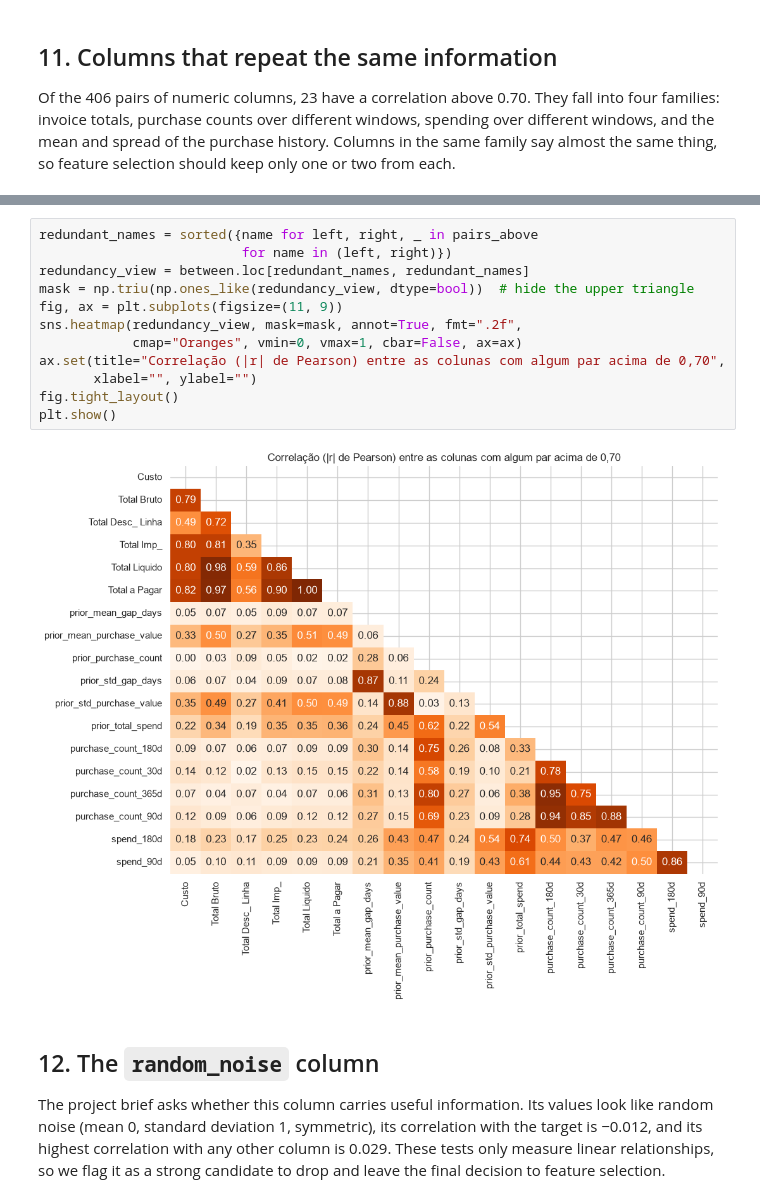
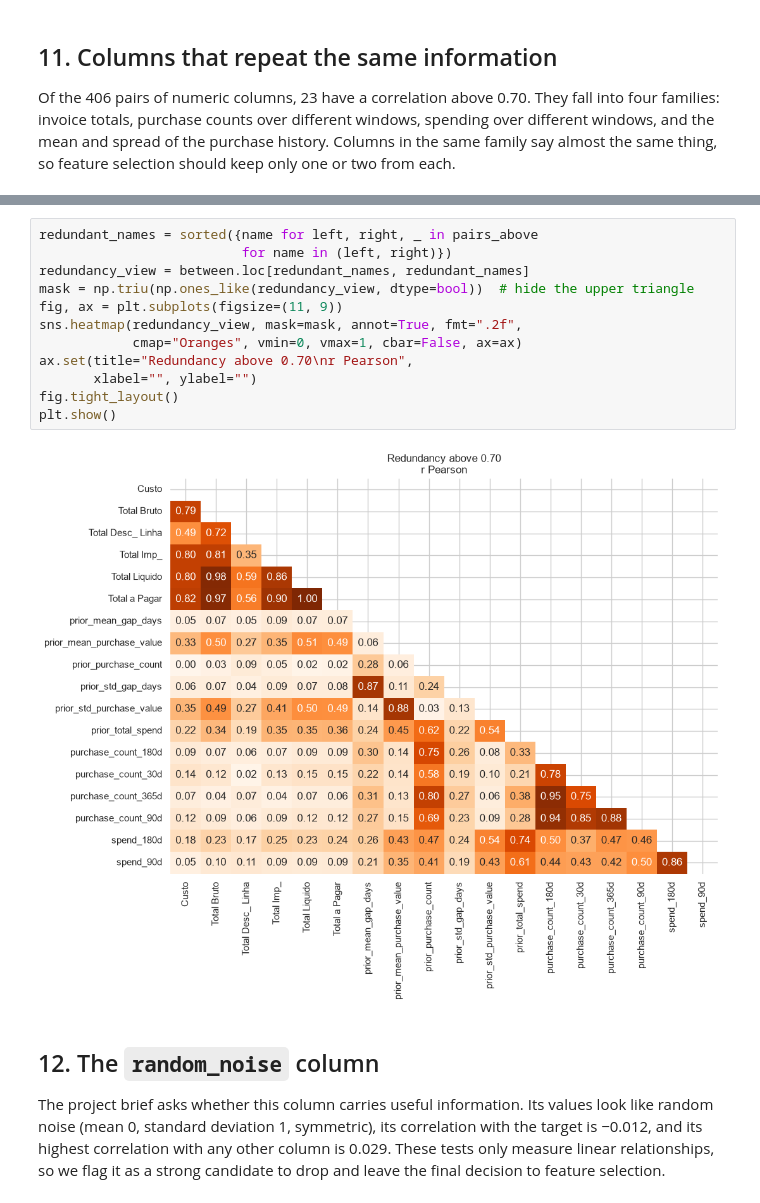
Before and after one commit to josebrites16/ML_project_2026-copia, a Jupyter notebook: notebooks/01_eda.ipynb, the cells around one changed output, grey strips where cells are left out. Cells and saved outputs as stored; diff of their text form.

```diff
--- a/notebooks/01_eda.ipynb
+++ b/notebooks/01_eda.ipynb
@@ -703,17 +702,17 @@ pares acima de 0.7: 23 de 406
 # %%
 redundant_names = sorted({name for left, right, _ in pairs_above
                           for name in (left, right)})
 redundancy_view = between.loc[redundant_names, redundant_names]
 mask = np.triu(np.ones_like(redundancy_view, dtype=bool))  # hide the upper triangle
 fig, ax = plt.subplots(figsize=(11, 9))
 sns.heatmap(redundancy_view, mask=mask, annot=True, fmt=".2f",
             cmap="Oranges", vmin=0, vmax=1, cbar=False, ax=ax)
-ax.set(title="Correlação (|r| de Pearson) entre as colunas com algum par acima de 0,70",
+ax.set(title="Redundancy above 0.70\nr Pearson",
        xlabel="", ylabel="")
 fig.tight_layout()
 plt.show()
 # %% [output]
-[figure, old version]
+[figure, new version]
 # %% [markdown]
 ## 12. The `random_noise` column
 
```
Also changed, not shown: parts of 27 cells of this notebook, 3 other files.
